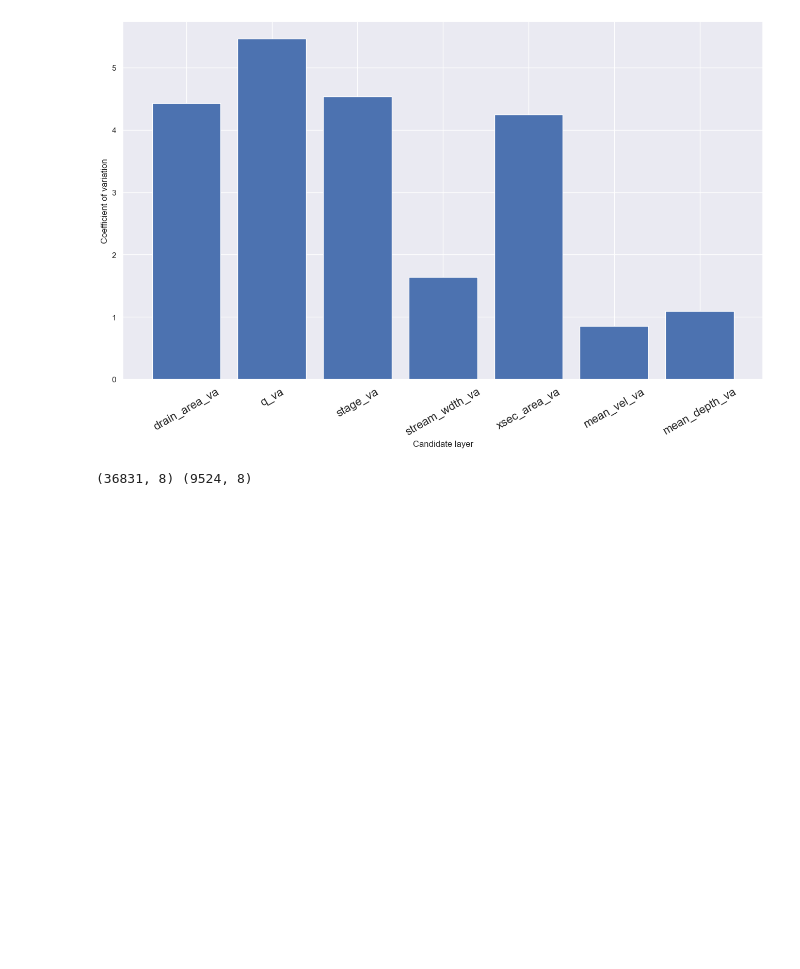
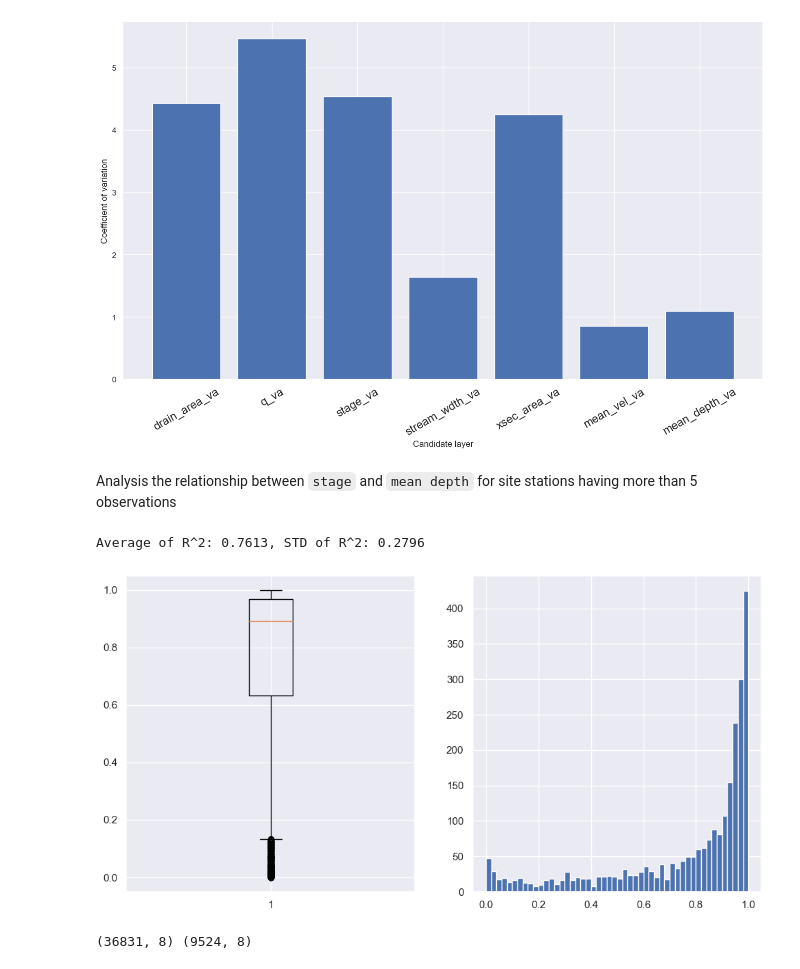
Before and after one commit to smhassanerfani/si2022, a Jupyter notebook: tauraat/hydroswot_subset.ipynb, the cells around one changed output. Saved outputs shown, nothing was run; the diff lists cells and outputs as text; code cells hidden in the pictures; blank space fills up the shorter version.

Commit message:
Added stage vs depth analysis

```diff
--- a/tauraat/hydroswot_subset.ipynb
+++ b/tauraat/hydroswot_subset.ipynb
@@ -157,6 +157,22 @@ ax.set_ylabel('Coefficient of variation')
 plt.show()
 # %% [output]
 [figure]
+# %% [markdown]
+Analysis the relationship between `stage` and `mean depth` for site stations having more than 5 observations
+# %%
+r2_lst = []
+for site, group in hydro_pos_q.groupby("site_no"):
+    if len(group["q_va"]) > 5:
+        r2_lst.append(np.corrcoef(group['mean_depth_va'], group['stage_va'])[0, 1 ]**2)
+# %%
+print(f'Average of R^2: {np.mean(r2_lst):.4f}, STD of R^2: {np.std(r2_lst):.4f}')
+fig, (ax1, ax2) = plt.subplots(ncols=2, figsize=(12,6))
+ax1.boxplot(r2_lst)
+ax2.hist(r2_lst, bins=50)
+plt.show()
+# %% [output]
+Average of R^2: 0.7613, STD of R^2: 0.2796
+[figure, added]
 # %%
 from sklearn.model_selection import GroupShuffleSplit
 
```
